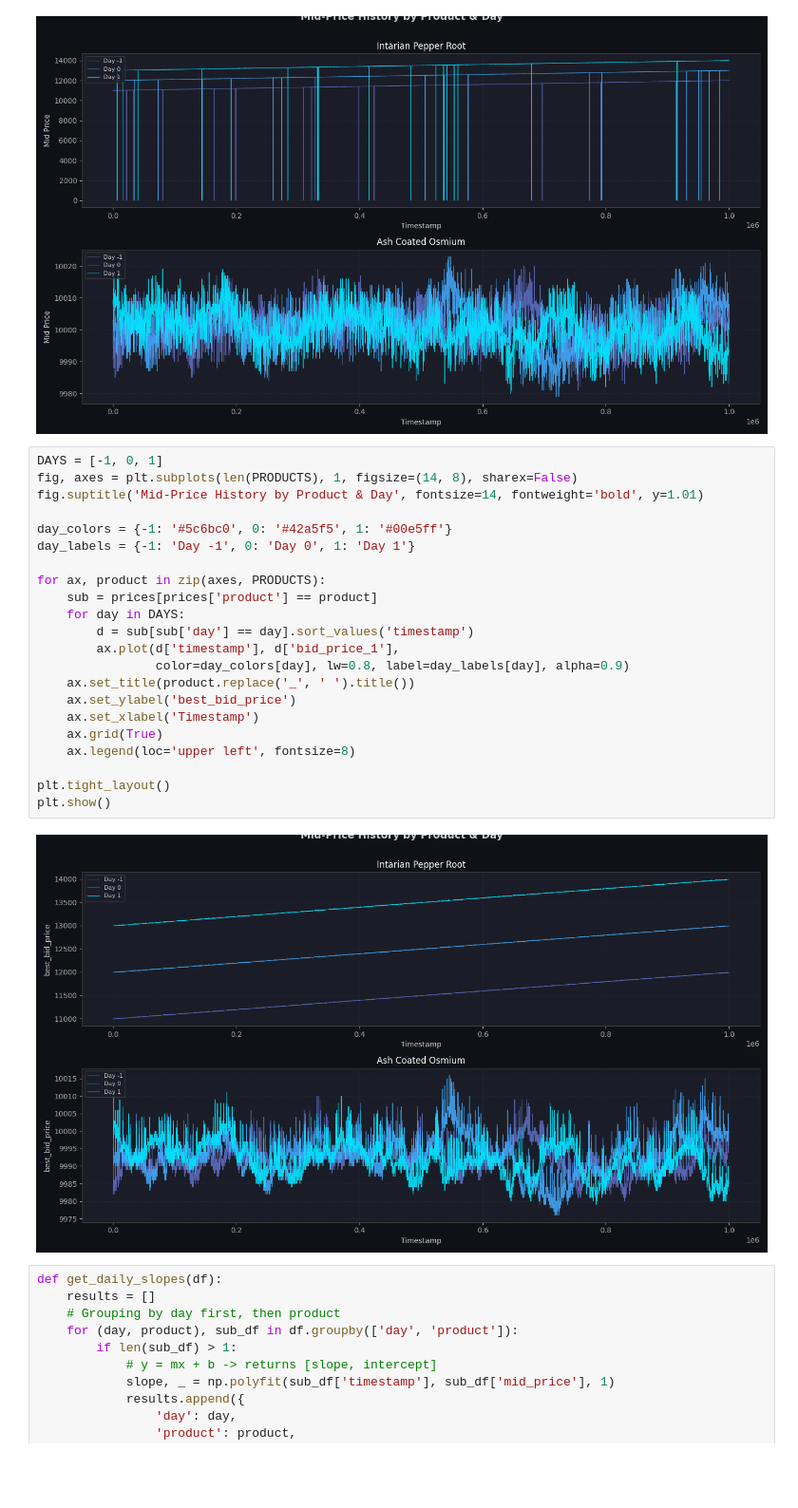
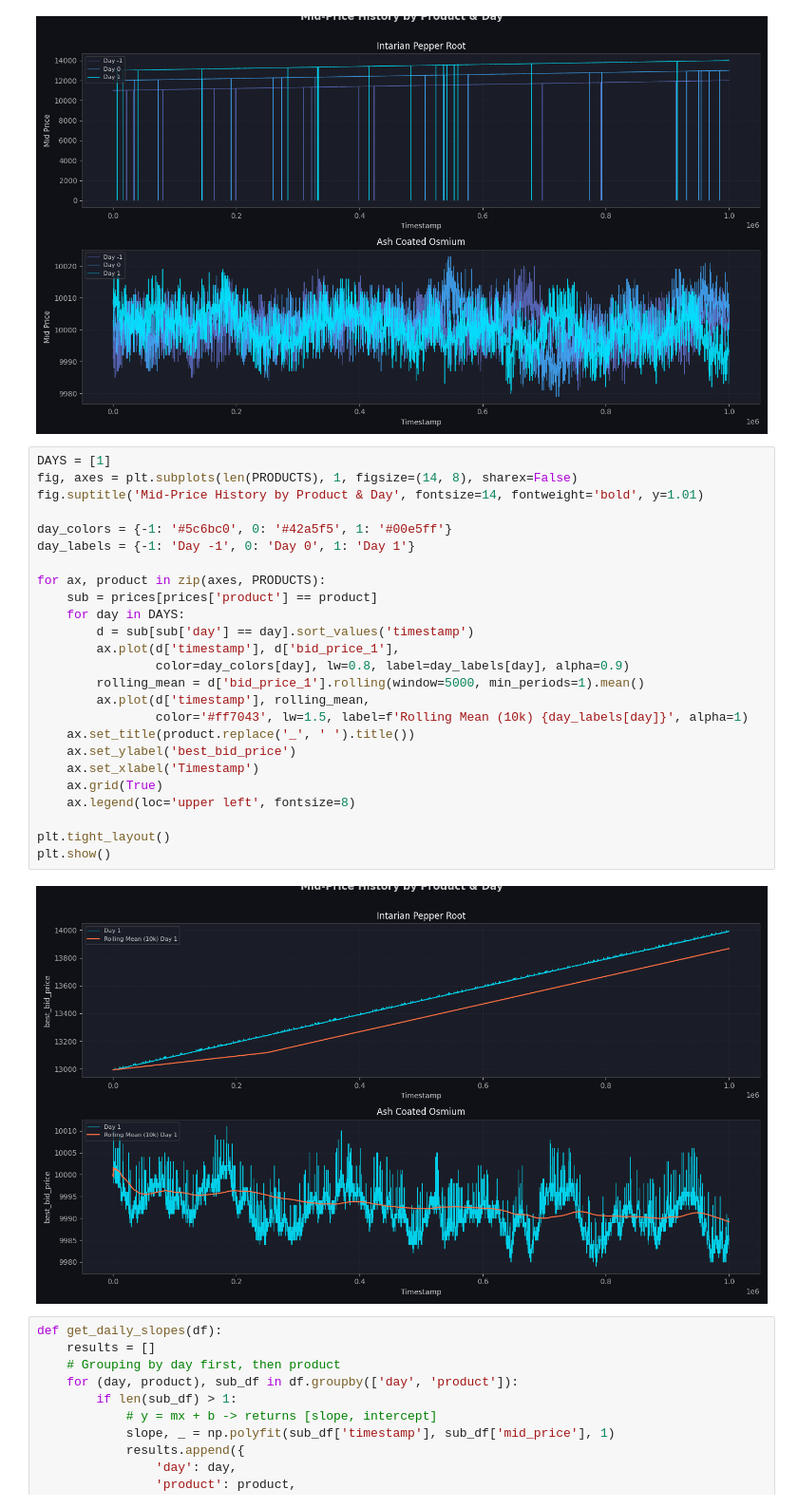
Before and after one commit to adamtpvan/prosperity-4-log-bait, a Jupyter notebook: data_analysis.ipynb, the cells around one changed output. Shown at 95% size. Drawn from its saved outputs; the diff is of its cells as text; blank space fills up the shorter version.

Commit message:
working on mean reversion for osmium

```diff
--- a/data_analysis.ipynb
+++ b/data_analysis.ipynb
@@ -91,29 +91,32 @@ plt.show()
 # %% [output]
 [figure]
 # %%
-DAYS = [-1, 0, 1]
+DAYS = [1]
 fig, axes = plt.subplots(len(PRODUCTS), 1, figsize=(14, 8), sharex=False)
 fig.suptitle('Mid-Price History by Product & Day', fontsize=14, fontweight='bold', y=1.01)
 
 day_colors = {-1: '#5c6bc0', 0: '#42a5f5', 1: '#00e5ff'}
 day_labels = {-1: 'Day -1', 0: 'Day 0', 1: 'Day 1'}
 
 for ax, product in zip(axes, PRODUCTS):
     sub = prices[prices['product'] == product]
     for day in DAYS:
         d = sub[sub['day'] == day].sort_values('timestamp')
         ax.plot(d['timestamp'], d['bid_price_1'],
                 color=day_colors[day], lw=0.8, label=day_labels[day], alpha=0.9)
+        rolling_mean = d['bid_price_1'].rolling(window=5000, min_periods=1).mean()
+        ax.plot(d['timestamp'], rolling_mean,
+                color='#ff7043', lw=1.5, label=f'Rolling Mean (10k) {day_labels[day]}', alpha=1)
     ax.set_title(product.replace('_', ' ').title())
     ax.set_ylabel('best_bid_price')
     ax.set_xlabel('Timestamp')
     ax.grid(True)
     ax.legend(loc='upper left', fontsize=8)
 
 plt.tight_layout()
 plt.show()
 # %% [output]
-[figure, old version]
+[figure, new version]
 # %%
 def get_daily_slopes(df):
     results = []
```
Also changed, not shown: 5 other files.
